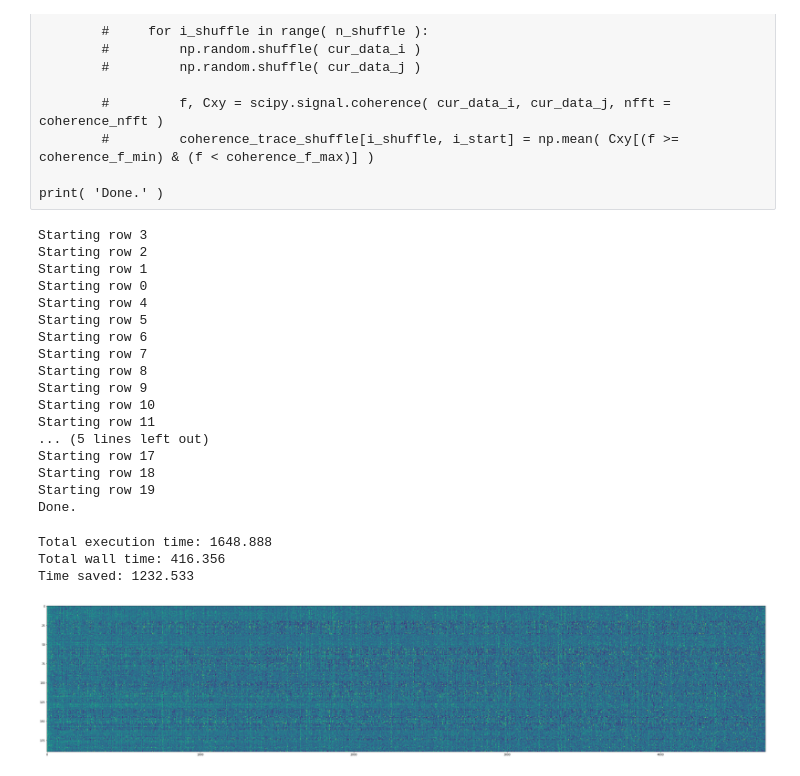
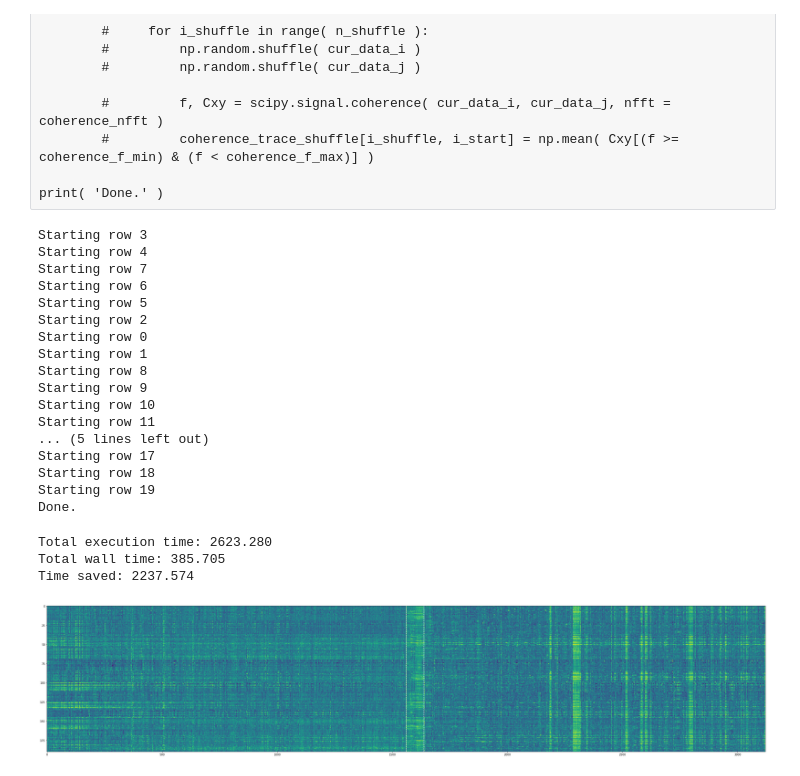
Before and after one commit to maxcollard/stahn, a Jupyter notebook: hopf-ast2.ipynb, the cells around one changed output. Cells and saved outputs as stored; diff of their text form; code cells hidden in the pictures.

```diff
--- a/hopf-ast2.ipynb
+++ b/hopf-ast2.ipynb
@@ -23,11 +28,11 @@ l = np.random.randn( Nz )
 # TODO Should the Lyopunov exponent vary across oscillators?
 b = -0.1 + np.random.randn( Nz ) * 1.j
 # %%
-alpha = 0.1 # 0.001 # 0.1
-beta = 0.001 # 0.0005 # 0.0001
+alpha = 0.01 # 0.001 # 0.1
+beta = 0.01 # 0.01 # 0.01 # 0.001 # 0.0005 # 0.0001
 
-theta = 0.01 # 0.00001 # 0.0001
-phi = 0.1
+theta = 1. # 0.00001 # 0.0001
+phi = 1.
 kappa = 1.
 # %%
 A = []
@@ -52,12 +57,18 @@ plt.colorbar()
 <matplotlib.colorbar.Colorbar at 0x...>
 [figure]
 # %%
-t_input_start = 1e3
-t_input_end = 1.1e3 # 2e3 # 1.1e3
+t_input_start = 2e3
+t_input_end = 2.1e3 # 2e3 # 1.1e3
 input_channel = 10
 input_frequency = 1.
 input_magnitude = 100.
 # %%
+def sigmoid( x ):
+    return np.exp( x ) / (1. + np.exp( x ) )
+
+sigmoid_offset = 4.
+sigmoid_scale = 0.25
+
 def deriv( t, y ):
 
     z = y[:Nz]
@@ -68,9 +79,9 @@ def deriv( t, y ):
     for i in range( z_dot.shape[0] ):
         z_dot[i] = z[i] * ( ( l[i] + 1.j ) + b[i] * z[i] * np.conj( z[i] ) )
 
-#         if t >= t_input_start and t < t_input_end:
-#             if i == input_channel:
-#                 z_dot[i] = z_dot[i] + input_magnitude * np.sin( 2 * np.pi * input_frequency * t )
+        if t >= t_input_start and t < t_input_end:
+            if i == input_channel:
+                z_dot[i] = z_dot[i] + input_magnitude * np.sin( 2 * np.pi * input_frequency * t )
 
         for k in range( z_dot.shape[0] ):
 #             if k == i:
@@ -89,8 +100,10 @@ def deriv( t, y ):
 #     W_dot = alpha * ( np.eye( Nz ) - np.outer( np.real( z ), np.real( z ) ) )
     W_dot = alpha * ( np.eye( Nz ) - np.outer( z, np.conj( z ) ) )
 #     W_dot = np.zeros( (Nz, Nz), dtype = np.complex )
-    for k in range( a_dot.shape[0] ):
-        W_dot -= beta * ( a[k] * A[k] ) * W
+
+    if t > 1000.:
+        for k in range( a_dot.shape[0] ):
+            W_dot -= beta * sigmoid( (a[k] * A[k] - sigmoid_offset) / sigmoid_scale ) * W
 
     y_dot = np.zeros( y.shape[0], dtype = np.complex )
     y_dot[:Nz] = z_dot
@@ -101,5 +120,5 @@ def deriv( t, y ):
 # %%
-t_span = [0, 6e3]
+t_span = [0, 4e3]
 t_eval = np.arange( t_span[0], t_span[-1], 1e-2 )
 # %%
 # TODO Randomize the z0 in an intelligent way
@@ -249,13 +274,13 @@ end = time.time()
 print( 'Done.' )
 # %% [output]
 Starting row 3
+Starting row 4
+Starting row 7
+Starting row 6
+Starting row 5
 Starting row 2
+Starting row 0
 Starting row 1
-Starting row 0
-Starting row 4
-Starting row 5
-Starting row 6
-Starting row 7
 Starting row 8
 Starting row 9
 Starting row 10
@@ -270,9 +295,9 @@ print( 'Total execution time: {0:0.3f}'.format( sum( run_times ) ) )
 print( 'Total wall time: {0:0.3f}'.format( end - start ) )
 print( 'Time saved: {0:0.3f}'.format( sum( run_times ) - (end - start) ) )
 # %% [output]
-Total execution time: 1648.888
-Total wall time: 416.356
-Time saved: 1232.533
+Total execution time: 2623.280
+Total wall time: 385.705
+Time saved: 2237.574
 # %%
 coherence_traces = np.zeros( (Nz, Nz, coherence_starts.shape[0],) )
 for i in range( Nz ):
@@ -293,15 +318,15 @@ for i, trace in enumerate( coherence_traces_list ):
 # %%
 # i_coherence_trunc = np.where( (coherence_centers / 1e2) >= 2000 )[0][0]
 
 plt.figure( figsize = (48, 10) )
 plt.imshow( coherence_traces_linear, aspect = 'auto' )
 
 sample_start = np.min( np.where( (coherence_centers / 100) >= t_input_start )[0] )
 sample_end = np.max( np.where( (coherence_centers / 100) < t_input_end )[0] )
 yl = plt.ylim()
-# plt.plot( sample_start * np.array( [1, 1] ), yl, 'w--' )
-# plt.plot( sample_end * np.array( [1, 1] ), yl, 'w--' )
+plt.plot( sample_start * np.array( [1, 1] ), yl, 'w--' )
+plt.plot( sample_end * np.array( [1, 1] ), yl, 'w--' )
 
 plt.clim( 0, 1 )
 # %% [output]
-[figure, old version]
+[figure, new version]
```
Also changed, not shown: parts of 34 cells of this notebook, 5 other files.
